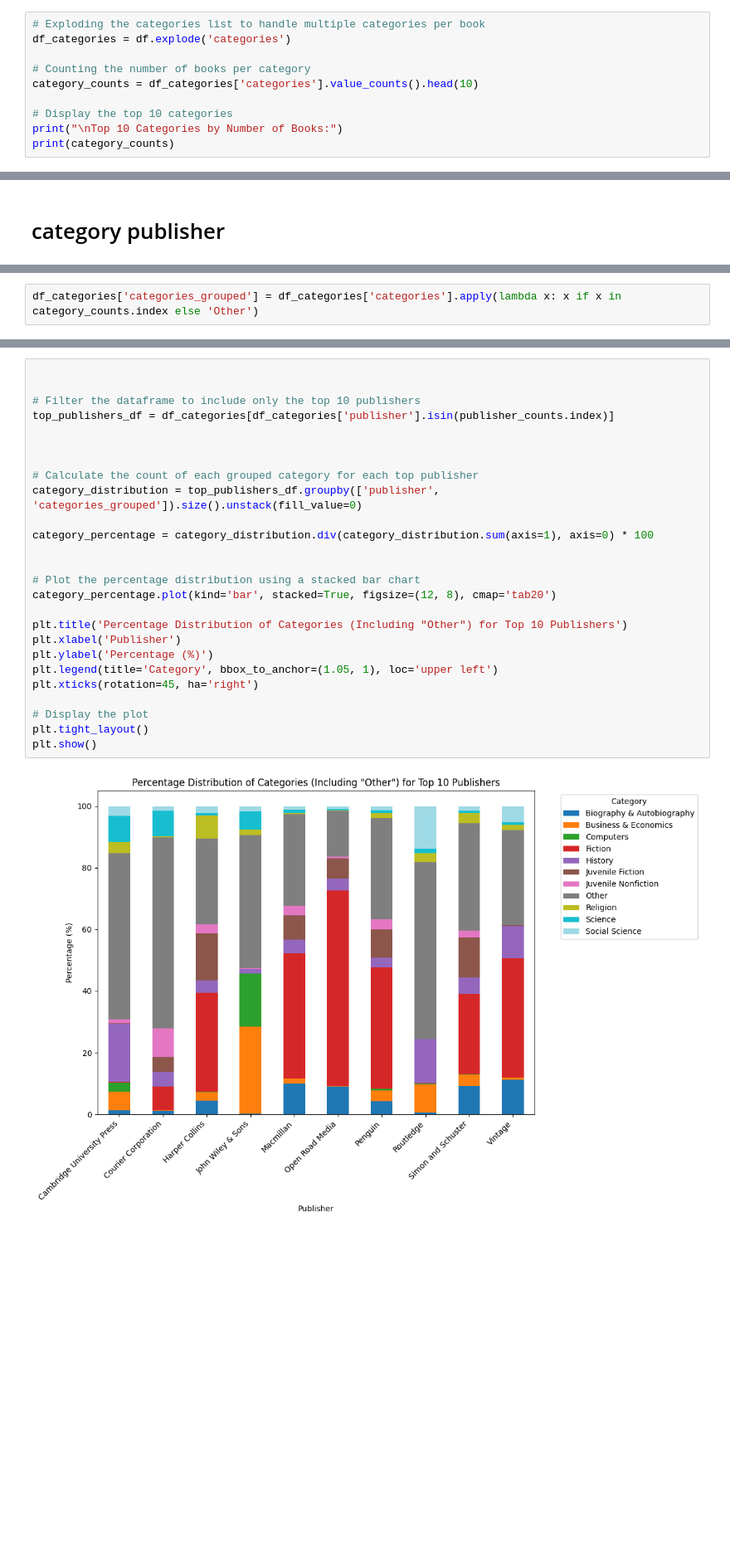
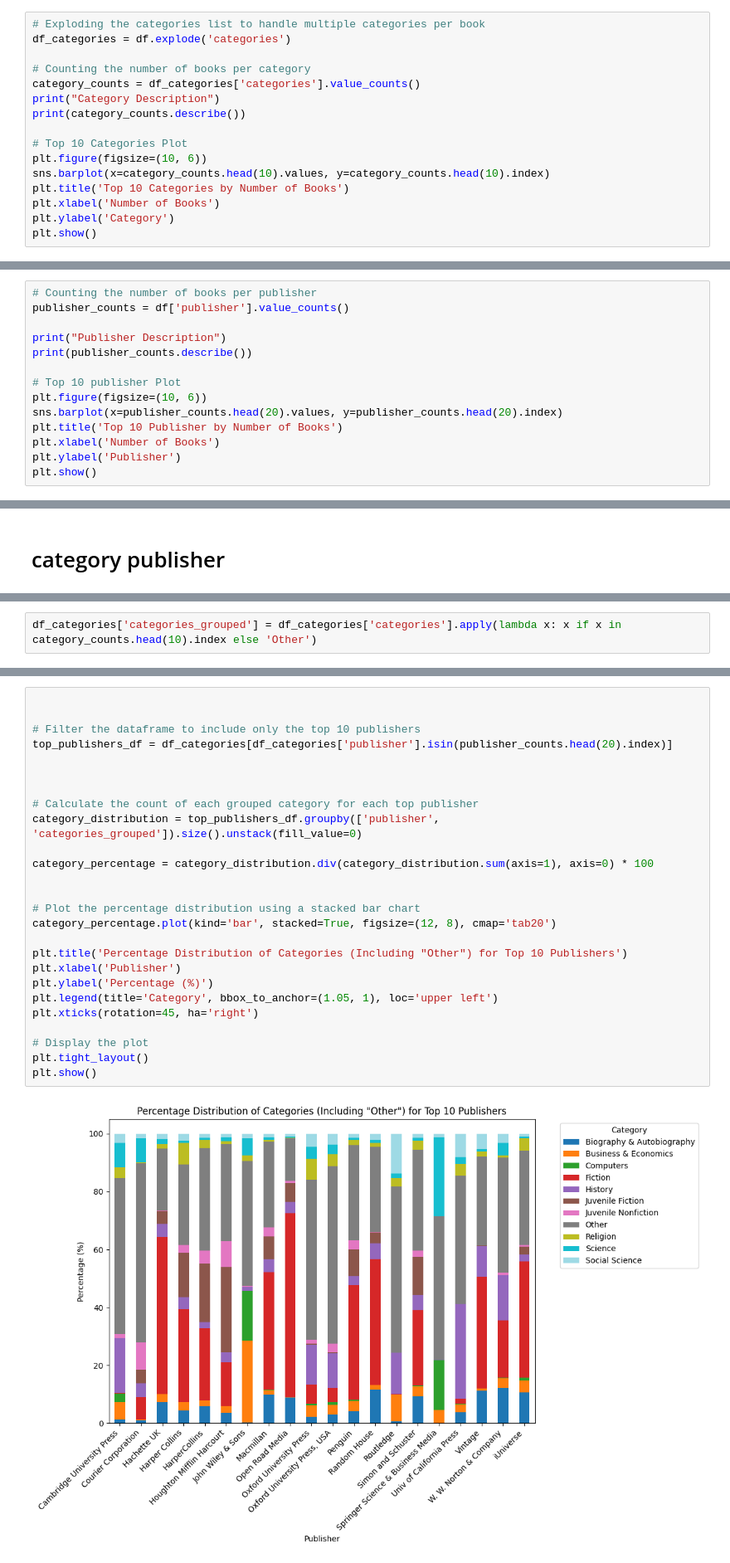
Before and after one commit to mateusexel/PageLens, a Jupyter notebook: Exploration/01_explore_books.ipynb, the cells around one changed output, grey strips where cells are left out. Shown: that part at 83% size. Saved outputs shown, nothing was run; the diff lists cells and outputs as text; blank space fills up the shorter version.

```diff
--- a/Exploration/01_explore_books.ipynb
+++ b/Exploration/01_explore_books.ipynb
@@ -174,9 +153,15 @@ plt.show()
 df_categories = df.explode('categories')
 
 # Counting the number of books per category
-category_counts = df_categories['categories'].value_counts().head(10)
+category_counts = df_categories['categories'].value_counts()
+print("Category Description")
+print(category_counts.describe())
 
-# Display the top 10 categories
-print("\nTop 10 Categories by Number of Books:")
-print(category_counts)
+# Top 10 Categories Plot
+plt.figure(figsize=(10, 6))
+sns.barplot(x=category_counts.head(10).values, y=category_counts.head(10).index)
+plt.title('Top 10 Categories by Number of Books')
+plt.xlabel('Number of Books')
+plt.ylabel('Category')
+plt.show()
 # %% [output]
@@ -228,0 +181,14 @@ Name: count, dtype: int64
+# %%
+# Counting the number of books per publisher
+publisher_counts = df['publisher'].value_counts()
+
+print("Publisher Description")
+print(publisher_counts.describe())
+
+# Top 10 publisher Plot
+plt.figure(figsize=(10, 6))
+sns.barplot(x=publisher_counts.head(20).values, y=publisher_counts.head(20).index)
+plt.title('Top 10 Publisher by Number of Books')
+plt.xlabel('Number of Books')
+plt.ylabel('Publisher')
+plt.show()
@@ -240,2 +211,2 @@ Index(['Fiction', 'Religion', 'History', 'Juvenile Fiction',
 # %%
-df_categories['categories_grouped'] = df_categories['categories'].apply(lambda x: x if x in category_counts.index else 'Other')
+df_categories['categories_grouped'] = df_categories['categories'].apply(lambda x: x if x in category_counts.head(10).index else 'Other')
@@ -258,28 +213,28 @@ df_categories[df_categories['publisher'].isin(publisher_counts.index)]
 # %%
 
 
 # Filter the dataframe to include only the top 10 publishers
-top_publishers_df = df_categories[df_categories['publisher'].isin(publisher_counts.index)]
+top_publishers_df = df_categories[df_categories['publisher'].isin(publisher_counts.head(20).index)]
 
 
 
 # Calculate the count of each grouped category for each top publisher
 category_distribution = top_publishers_df.groupby(['publisher', 'categories_grouped']).size().unstack(fill_value=0)
 
 category_percentage = category_distribution.div(category_distribution.sum(axis=1), axis=0) * 100
 
 
 # Plot the percentage distribution using a stacked bar chart
 category_percentage.plot(kind='bar', stacked=True, figsize=(12, 8), cmap='tab20')
 
 plt.title('Percentage Distribution of Categories (Including "Other") for Top 10 Publishers')
 plt.xlabel('Publisher')
 plt.ylabel('Percentage (%)')
 plt.legend(title='Category', bbox_to_anchor=(1.05, 1), loc='upper left')
 plt.xticks(rotation=45, ha='right')
 
 # Display the plot
 plt.tight_layout()
 plt.show()
 # %% [output]
-[figure, old version]
+[figure, new version]
```
Also changed, not shown: parts of 10 cells of this notebook, 8 other files.
